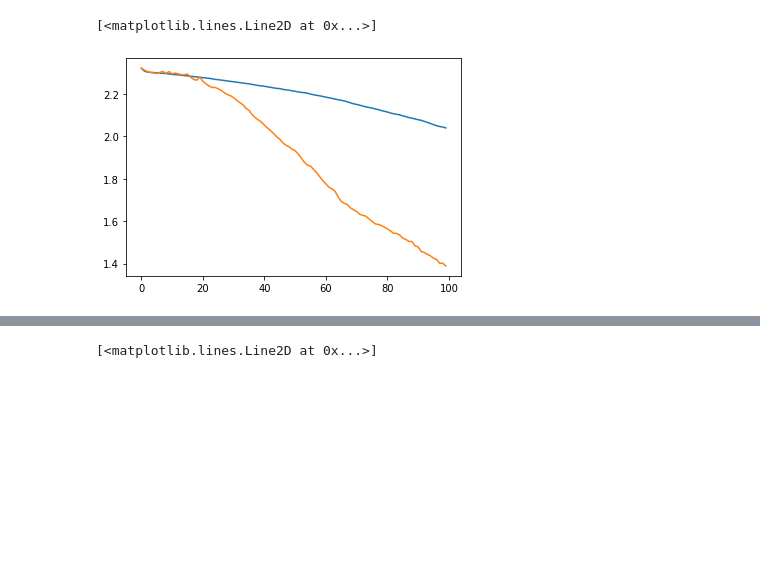
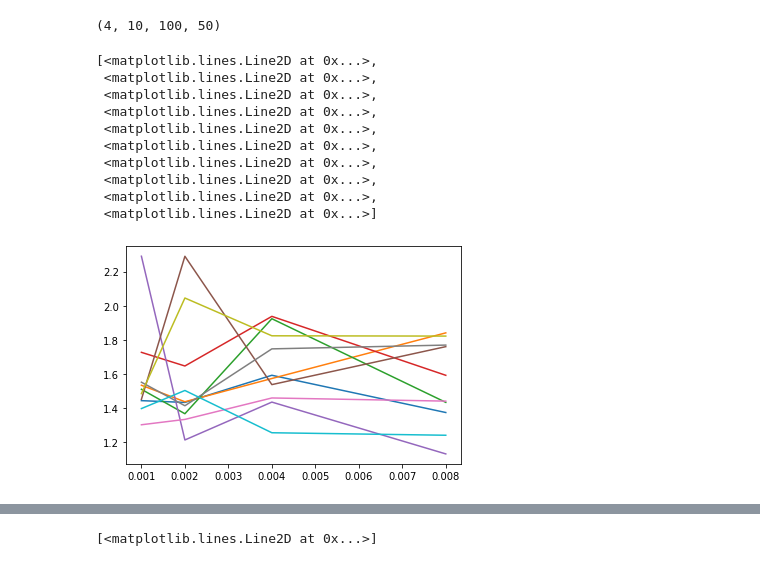
Before and after one commit to akarshkumar0101/evolved-neuroevolution, a Jupyter notebook: ne_experiment.ipynb, the cells around one changed output, grey strips where cells are left out. Drawn from its saved outputs; the diff is of its cells as text; code cells hidden in the pictures; blank space fills up the shorter version.

```diff
--- a/ne_experiment.ipynb
+++ b/ne_experiment.ipynb
@@ -87,6 +86,40 @@ plt.errorbar(x=np.arange(ne.gen_idx), y=ne.fitdata.mean(axis=-1)['loss'],
-# %%
-plt.plot(util.arr_dict2dict_arr(util.arr_dict_mean(np.array(ne_base.fitdata_evol), axis=-1))['loss'])
-plt.plot(util.arr_dict2dict_arr(util.arr_dict_mean(np.array(ne_ae.fitdata_evol), axis=-1))['loss'])
-# %% [output]
-[<matplotlib.lines.Line2D at 0x...>]
-[figure, removed]
+# %%
+n_gens = 100
+
+nes = []
+nes_new = []
+for delta in [1e-3, 2e-3, 4e-3, 8e-3]:
+    for seed in tqdm(range(10)):
+        torch.manual_seed(seed); np.random.seed(seed)
+        pheno_class = models_pheno.SmallNet
+        pheno = pheno_class().to(device)
+        breeder_class = models_breed.UniformBreeder
+        breeder = breeder_class().to(device)
+        mutator_class = partial(models_mutate.AGMutator, eps=1e-2, adaptive_eps=True, delta=delta)
+        mutator = mutator_class().to(device)
+        ne = Neuroevolution()
+        ne.run_evolution(n_gens, calc_fitdata_fn=partial(task.calc_pop_fitness, n_samples=500, device=device), tqdm=tqdm, leave=False)
+        nes.append(ne)
+# %%
+fd = MultiArr.stack([ne.fitdata for ne in nes])
+fd=fd.reshape((4, 10, 100, 50))
+# fd2 = MultiArr.stack([ne.fitdata for ne in nes_new])
+# %%
+fd.shape
+# %% [output]
+(4, 10, 100, 50)
+# %%
+plt.plot([1e-3, 2e-3, 4e-3, 8e-3],fd.mean(axis=(3))[:, :, -1]['loss'])
+# plt.plot(fd.mean(axis=3).std(1)[:, -1]['loss'])
+# %% [output]
+[<matplotlib.lines.Line2D at 0x...>,
+ <matplotlib.lines.Line2D at 0x...>,
+ <matplotlib.lines.Line2D at 0x...>,
+ <matplotlib.lines.Line2D at 0x...>,
+ <matplotlib.lines.Line2D at 0x...>,
+ <matplotlib.lines.Line2D at 0x...>,
+ <matplotlib.lines.Line2D at 0x...>,
+ <matplotlib.lines.Line2D at 0x...>,
+ <matplotlib.lines.Line2D at 0x...>,
+ <matplotlib.lines.Line2D at 0x...>]
+[figure, added]
```
Also changed, not shown: parts of 6 cells of this notebook, 7 other files.
